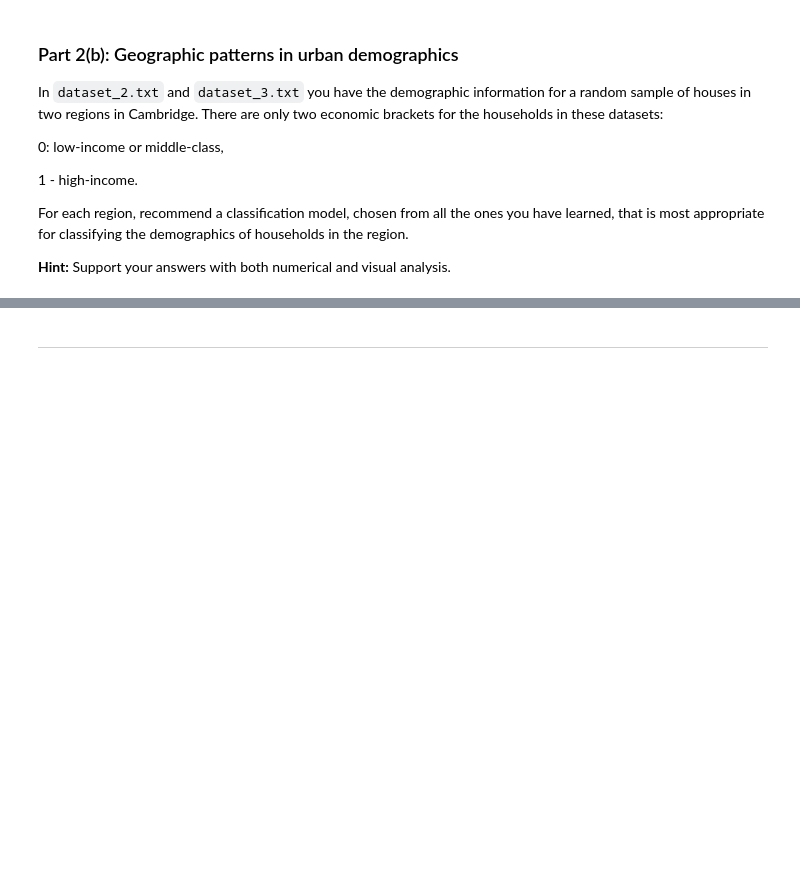
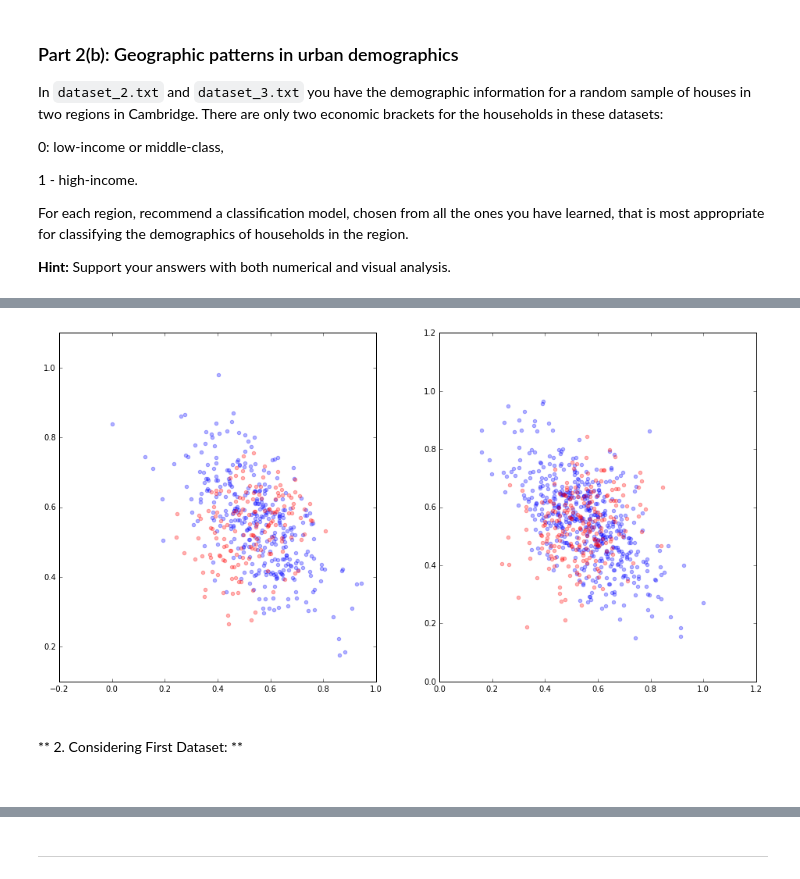
Before and after one commit to alokkshukla/cs109-2, a Jupyter notebook: HW6/Bassily_Hany_cse109a_HW6.ipynb, the cells around one changed output, grey strips where cells are left out. Drawn from its saved outputs; the diff is of its cells as text; code cells hidden in the pictures; blank space fills up the shorter version.

```diff
--- a/HW6/Bassily_Hany_cse109a_HW6.ipynb
+++ b/HW6/Bassily_Hany_cse109a_HW6.ipynb
@@ -1584,0 +1708,21 @@ For each region, recommend a classification model, chosen from all the ones you
+# %%
+train , test = split_data(data2_raw)
+x_train = train[:500, :-1]
+y_train = train[:500, -1]
+
+x_test = test[:, :-1]
+y_test = test[:,-1]
+
+fig = plt.figure(figsize = (16,8))
+
+ax1 = fig.add_subplot(121)
+ax1.scatter(x_train[y_train == 0.0 , 0] , x_train[y_train == 0.0 , 1] , color = 'b', alpha = 0.3)
+ax1.scatter(x_train[y_train == 1.0 , 0] , x_train[y_train == 1.0 , 1] , color = 'r', alpha = 0.3)
+
+ax2 = fig.add_subplot(122)
+ax2.scatter(x_test[y_test == 0.0 , 0] , x_test[y_test == 0.0 , 1] , color = 'b', alpha = 0.3)
+ax2.scatter(x_test[y_test == 1.0 , 0] , x_test[y_test == 1.0 , 1] , color = 'r', alpha = 0.3)
+
+plt.show()
+# %% [output]
+[figure, added]
@@ -1584,0 +1814,7 @@ For each region, recommend a classification model, chosen from all the ones you
+# %% [markdown]
+<br>
+
+** 2. Considering First Dataset: **
+
+
+<br>
```
Also changed, not shown: parts of 27 cells of this notebook.
